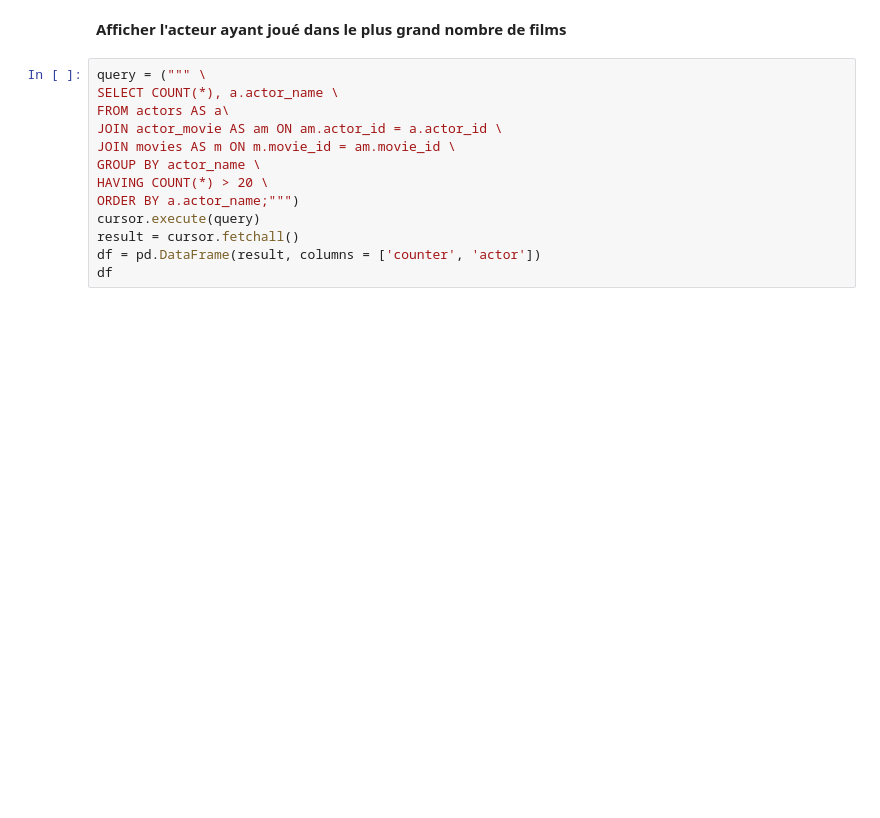
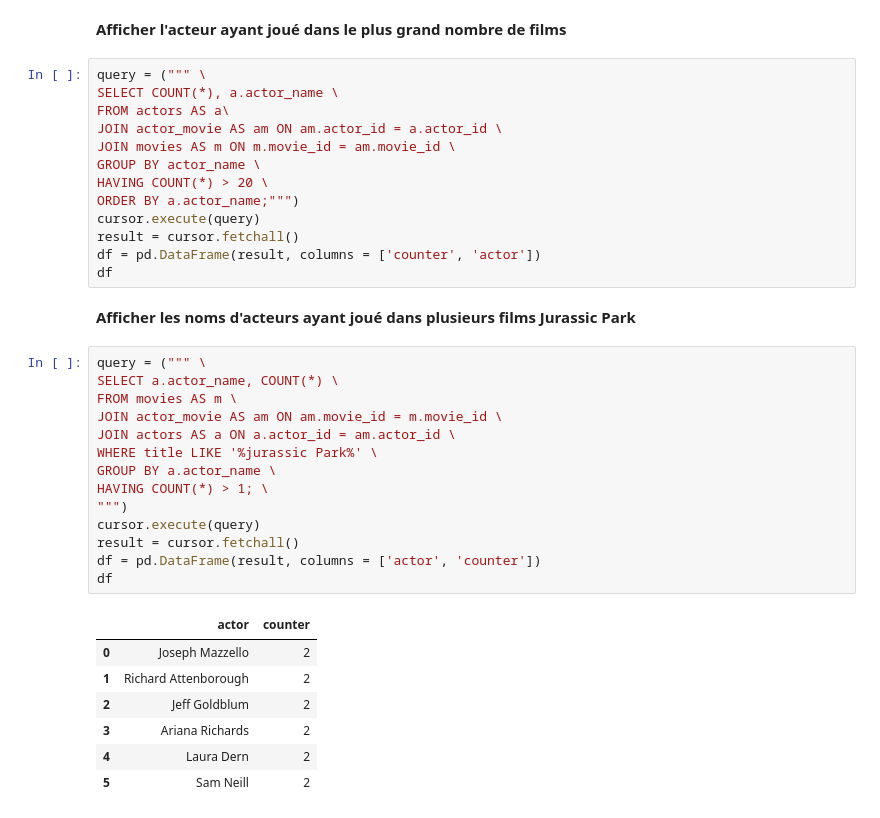
Before and after one commit to Franck-LF/projectBlock1, a Jupyter notebook: DBmovies.ipynb, the cells around one changed output. Drawn from its saved outputs; the diff is of its cells as text; blank space fills up the shorter version.

```diff
--- a/DBmovies.ipynb
+++ b/DBmovies.ipynb
@@ -775,3 +775,27 @@ cursor.execute(query)
 result = cursor.fetchall()
 df = pd.DataFrame(result, columns = ['counter', 'actor'])
 df
+# %% [markdown]
+**Afficher les noms d'acteurs ayant joué dans plusieurs films Jurassic Park**
+# %%
+query = (""" \
+SELECT a.actor_name, COUNT(*) \
+FROM movies AS m \
+JOIN actor_movie AS am ON am.movie_id = m.movie_id \
+JOIN actors AS a ON a.actor_id = am.actor_id \
+WHERE title LIKE '%jurassic Park%' \
+GROUP BY a.actor_name \
+HAVING COUNT(*) > 1; \
+""")
+cursor.execute(query)
+result = cursor.fetchall()
+df = pd.DataFrame(result, columns = ['actor', 'counter'])
+df
+# %% [output]
+|  | actor | counter |
+| 0 | Joseph Mazzello | 2 |
+| 1 | Richard Attenborough | 2 |
+| 2 | Jeff Goldblum | 2 |
+| 3 | Ariana Richards | 2 |
+| 4 | Laura Dern | 2 |
+| 5 | Sam Neill | 2 |
```
